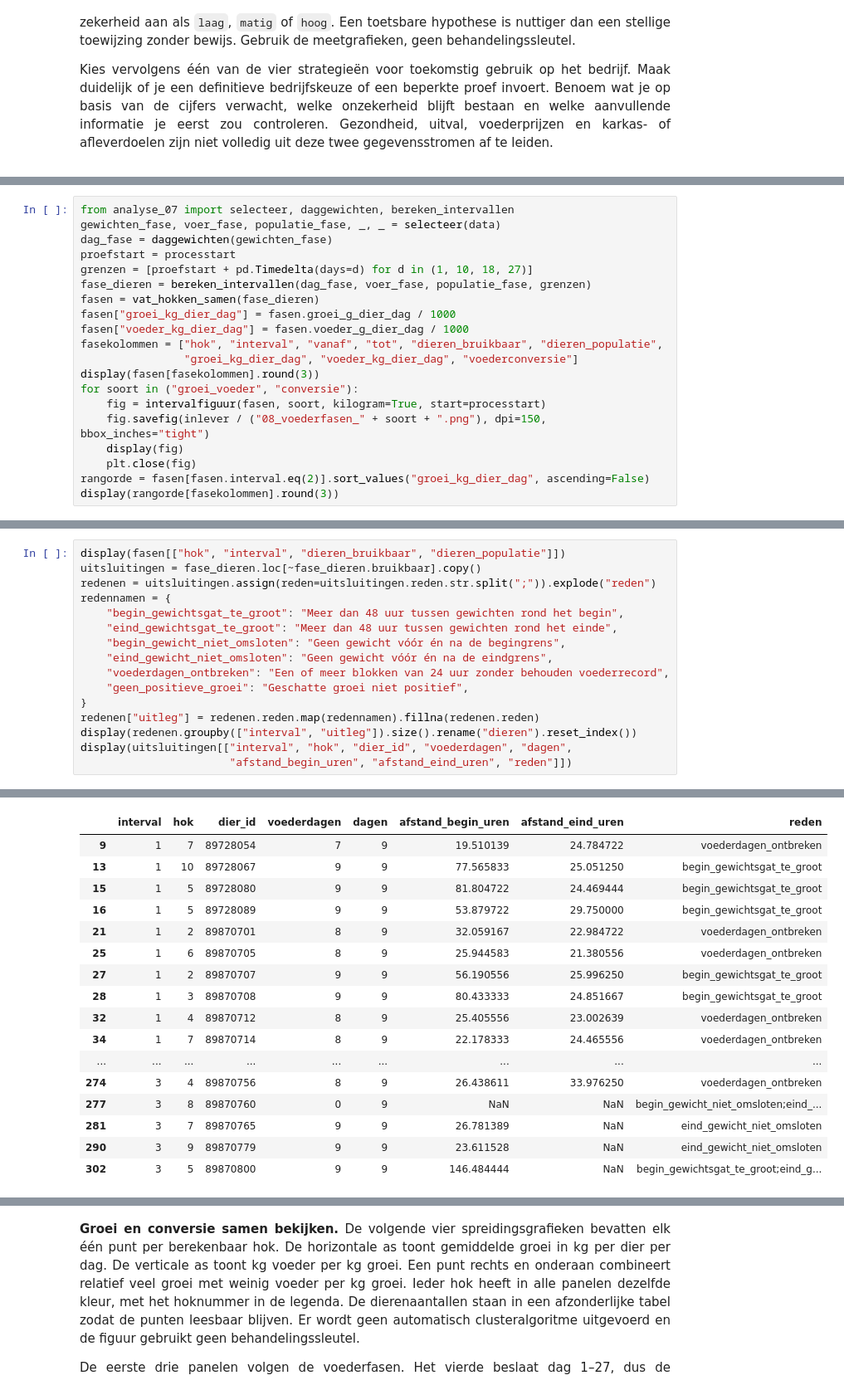
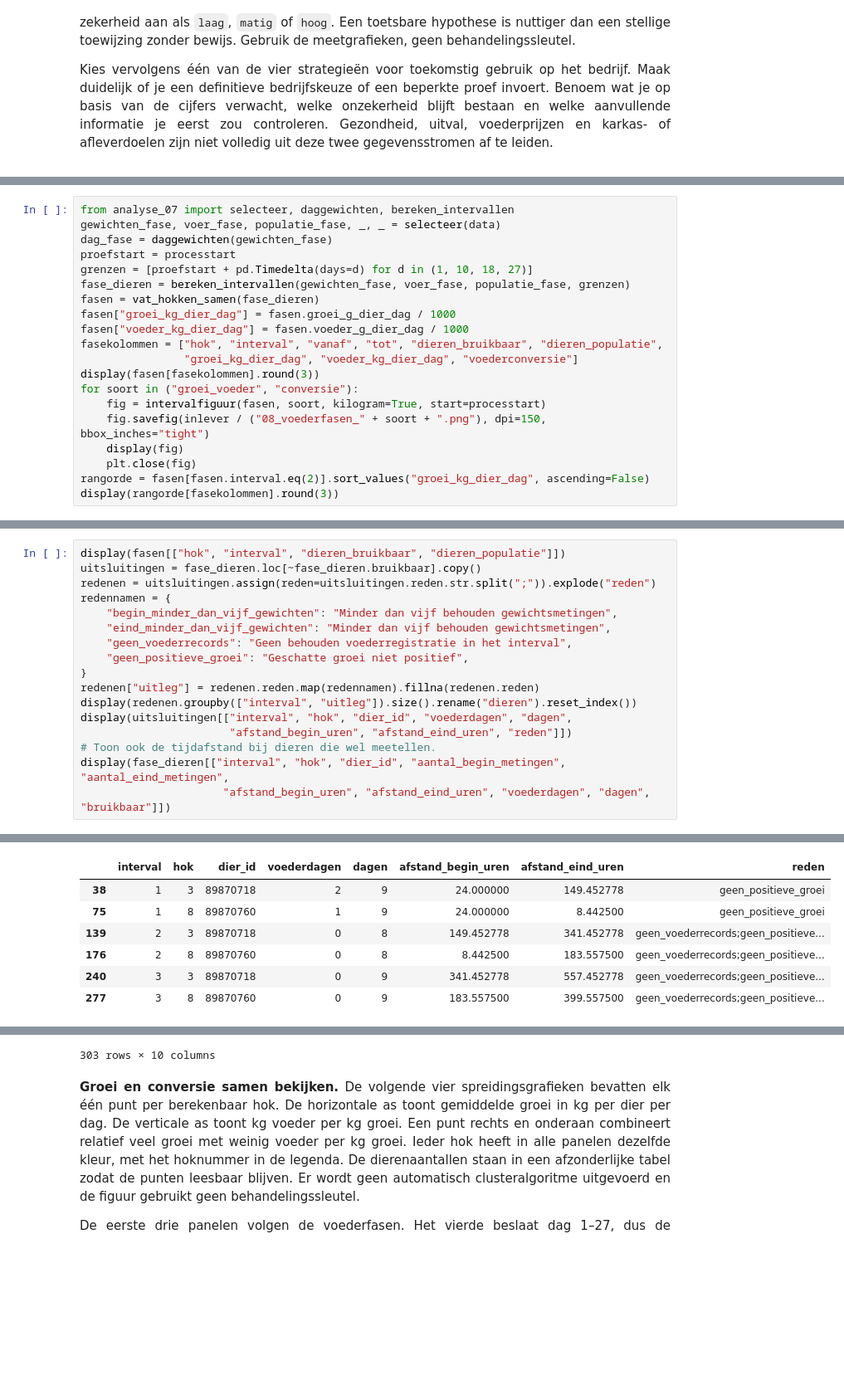
Before and after one commit to lanupro-analytics/starten-met-iot, a Jupyter notebook: docent/notebooks/08_nieuwe_gegevens_toevoegen_en_interpreteren.ipynb, the cells around one changed output, grey strips where cells are left out. Shown at 83% size. Cells and saved outputs as stored; diff of their text form; blank space fills up the shorter version.

Commit message:
feat: schat grensgewichten met vijf dichtste individuele metingen

```diff
--- a/docent/notebooks/08_nieuwe_gegevens_toevoegen_en_interpreteren.ipynb
+++ b/docent/notebooks/08_nieuwe_gegevens_toevoegen_en_interpreteren.ipynb
@@ -705,7 +695,7 @@ gewichten_fase, voer_fase, populatie_fase, _, _ = selecteer(data)
 dag_fase = daggewichten(gewichten_fase)
 proefstart = processtart
 grenzen = [proefstart + pd.Timedelta(days=d) for d in (1, 10, 18, 27)]
-fase_dieren = bereken_intervallen(dag_fase, voer_fase, populatie_fase, grenzen)
+fase_dieren = bereken_intervallen(gewichten_fase, voer_fase, populatie_fase, grenzen)
 fasen = vat_hokken_samen(fase_dieren)
 fasen["groei_kg_dier_dag"] = fasen.groei_g_dier_dag / 1000
 fasen["voeder_kg_dier_dag"] = fasen.voeder_g_dier_dag / 1000
@@ -763,16 +753,17 @@ display(fasen[["hok", "interval", "dieren_bruikbaar", "dieren_populatie"]])
 uitsluitingen = fase_dieren.loc[~fase_dieren.bruikbaar].copy()
 redenen = uitsluitingen.assign(reden=uitsluitingen.reden.str.split(";")).explode("reden")
 redennamen = {
-    "begin_gewichtsgat_te_groot": "Meer dan 48 uur tussen gewichten rond het begin",
-    "eind_gewichtsgat_te_groot": "Meer dan 48 uur tussen gewichten rond het einde",
-    "begin_gewicht_niet_omsloten": "Geen gewicht vóór én na de begingrens",
-    "eind_gewicht_niet_omsloten": "Geen gewicht vóór én na de eindgrens",
-    "voederdagen_ontbreken": "Een of meer blokken van 24 uur zonder behouden voederrecord",
+    "begin_minder_dan_vijf_gewichten": "Minder dan vijf behouden gewichtsmetingen",
+    "eind_minder_dan_vijf_gewichten": "Minder dan vijf behouden gewichtsmetingen",
+    "geen_voederrecords": "Geen behouden voederregistratie in het interval",
     "geen_positieve_groei": "Geschatte groei niet positief",
 }
 redenen["uitleg"] = redenen.reden.map(redennamen).fillna(redenen.reden)
 display(redenen.groupby(["interval", "uitleg"]).size().rename("dieren").reset_index())
 display(uitsluitingen[["interval", "hok", "dier_id", "voederdagen", "dagen",
                        "afstand_begin_uren", "afstand_eind_uren", "reden"]])
+# Toon ook de tijdafstand bij dieren die wel meetellen.
+display(fase_dieren[["interval", "hok", "dier_id", "aantal_begin_metingen", "aantal_eind_metingen",
+                      "afstand_begin_uren", "afstand_eind_uren", "voederdagen", "dagen", "bruikbaar"]])
 # %% [output]
 |  | hok | interval | dieren_bruikbaar | dieren_populatie |
@@ -807,17 +792,7 @@ display(uitsluitingen[["interval", "hok", "dier_id", "voederdagen", "dagen",
 |  | interval | hok | dier_id | voederdagen | dagen | afstand_begin_uren | afstand_eind_uren | reden |
-| 9 | 1 | 7 | 89728054 | 7 | 9 | 19.510139 | 24.784722 | voederdagen_ontbreken |
-| 13 | 1 | 10 | 89728067 | 9 | 9 | 77.565833 | 25.051250 | begin_gewichtsgat_te_groot |
-| 15 | 1 | 5 | 89728080 | 9 | 9 | 81.804722 | 24.469444 | begin_gewichtsgat_te_groot |
-| 16 | 1 | 5 | 89728089 | 9 | 9 | 53.879722 | 29.750000 | begin_gewichtsgat_te_groot |
-| 21 | 1 | 2 | 89870701 | 8 | 9 | 32.059167 | 22.984722 | voederdagen_ontbreken |
-| 25 | 1 | 6 | 89870705 | 8 | 9 | 25.944583 | 21.380556 | voederdagen_ontbreken |
-| 27 | 1 | 2 | 89870707 | 9 | 9 | 56.190556 | 25.996250 | begin_gewichtsgat_te_groot |
-| 28 | 1 | 3 | 89870708 | 9 | 9 | 80.433333 | 24.851667 | begin_gewichtsgat_te_groot |
-| 32 | 1 | 4 | 89870712 | 8 | 9 | 25.405556 | 23.002639 | voederdagen_ontbreken |
-| 34 | 1 | 7 | 89870714 | 8 | 9 | 22.178333 | 24.465556 | voederdagen_ontbreken |
-| ... | ... | ... | ... | ... | ... | ... | ... | ... |
-| 274 | 3 | 4 | 89870756 | 8 | 9 | 26.438611 | 33.976250 | voederdagen_ontbreken |
-| 277 | 3 | 8 | 89870760 | 0 | 9 | NaN | NaN | begin_gewicht_niet_omsloten;eind_... |
-| 281 | 3 | 7 | 89870765 | 9 | 9 | 26.781389 | NaN | eind_gewicht_niet_omsloten |
-| 290 | 3 | 9 | 89870779 | 9 | 9 | 23.611528 | NaN | eind_gewicht_niet_omsloten |
-| 302 | 3 | 5 | 89870800 | 9 | 9 | 146.484444 | NaN | begin_gewichtsgat_te_groot;eind_g... |
+| 38 | 1 | 3 | 89870718 | 2 | 9 | 24.000000 | 149.452778 | geen_positieve_groei |
+| 75 | 1 | 8 | 89870760 | 1 | 9 | 24.000000 | 8.442500 | geen_positieve_groei |
+| 139 | 2 | 3 | 89870718 | 0 | 8 | 149.452778 | 341.452778 | geen_voederrecords;geen_positieve... |
+| 176 | 2 | 8 | 89870760 | 0 | 8 | 8.442500 | 183.557500 | geen_voederrecords;geen_positieve... |
+| 240 | 3 | 3 | 89870718 | 0 | 9 | 341.452778 | 557.452778 | geen_voederrecords;geen_positieve... |
+| 277 | 3 | 8 | 89870760 | 0 | 9 | 183.557500 | 399.557500 | geen_voederrecords;geen_positieve... |
@@ -824,3 +811,4 @@ display(uitsluitingen[["interval", "hok", "dier_id", "voederdagen", "dagen",
+303 rows × 10 columns
 # %% [markdown]
 <div style="text-align:justify;box-sizing:border-box;max-width:100%;overflow-wrap:anywhere;">
 
```
Also changed, not shown: parts of 18 cells of this notebook, 10 other files.
